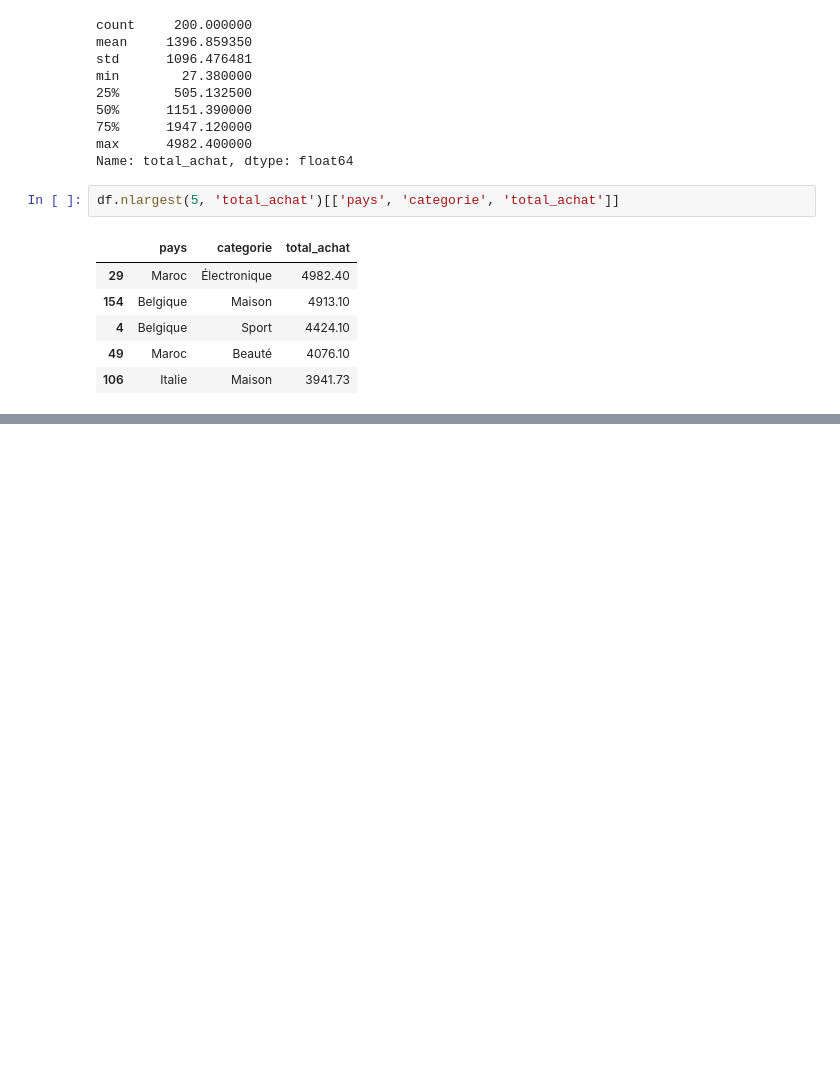
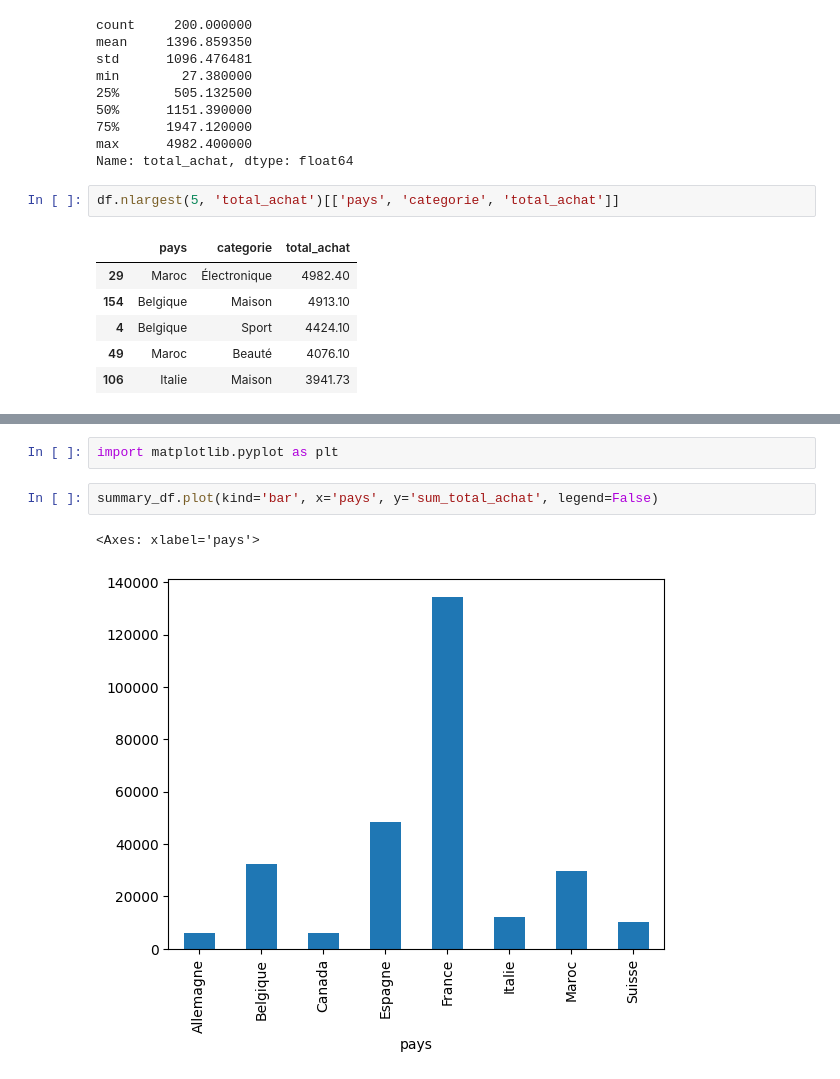
Before and after one commit to H3-8/pandas, a Jupyter notebook: notebook.ipynb, the cells around one changed output, grey strips where cells are left out. Saved outputs shown, nothing was run; the diff lists cells and outputs as text; blank space fills up the shorter version.

```diff
--- a/notebook.ipynb
+++ b/notebook.ipynb
@@ -115,3 +115,10 @@ df.head()
 | 2 | C1002 | Pierre | Simon | 35 | Maroc | Marrakech | Premium | Alimentation | 2023-12-24 | 7 | ... |
 | 3 | C1003 | Sophie | Rousseau | 42 | France | Lyon | Standard | Beauté | 2023-06-26 | 10 | ... |
 | 4 | C1004 | Maxime | Morel | 42 | Belgique | Bruxelles | Standard | Sport | 2023-11-18 | 10 | ... |
+# %%
+import matplotlib.pyplot as plt
+# %%
+summary_df.plot(kind='bar', x='pays', y='sum_total_achat', legend=False)
+# %% [output]
+<Axes: xlabel='pays'>
+[figure, added]
```
